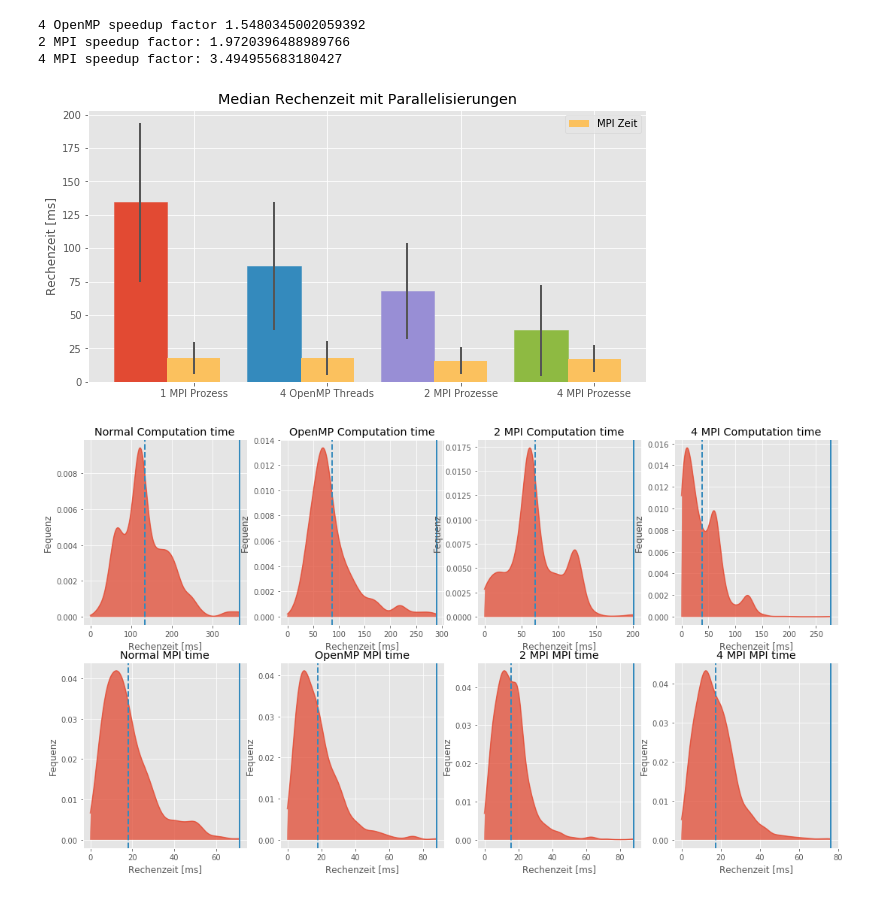
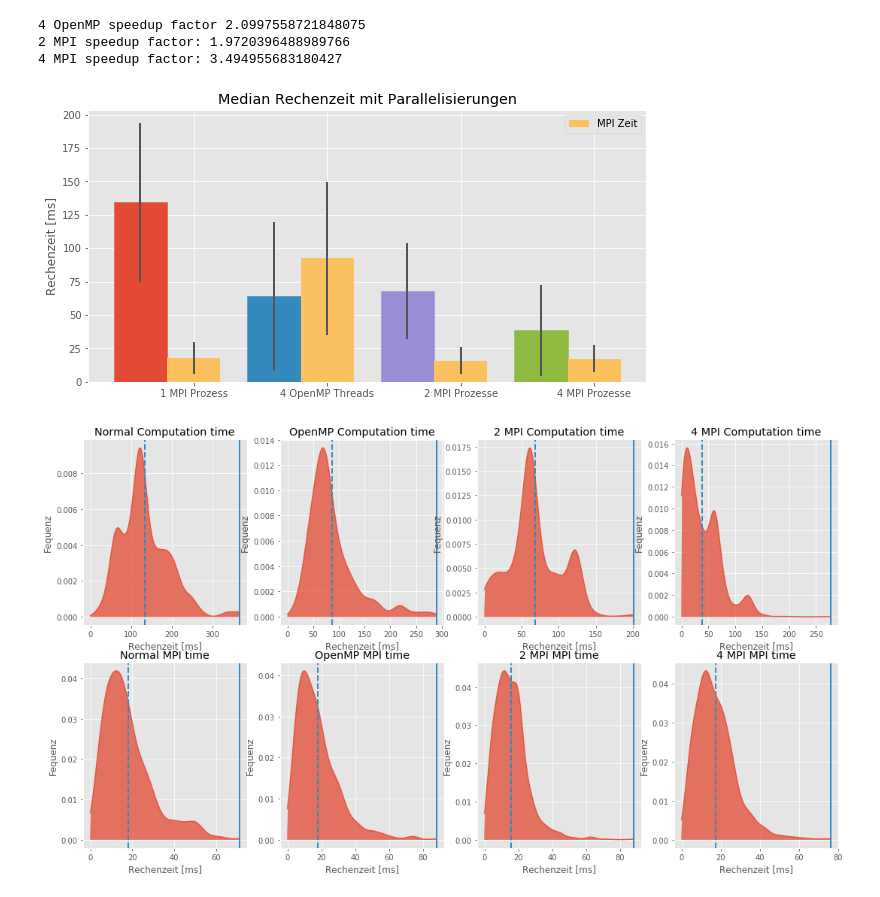
Before and after one commit to eragp/mandelbrot, a Jupyter notebook: eval/scalingGraph/Parallelism.ipynb, the cells around one changed output. Drawn from its saved outputs; the diff is of its cells as text; code cells hidden in the pictures.

Commit message:
create graph for parallelized worker loop

```diff
--- a/eval/scalingGraph/Parallelism.ipynb
+++ b/eval/scalingGraph/Parallelism.ipynb
@@ -34,7 +34,7 @@ def mean_confidence(data, confidence=0.95):
     return m, h
 # %%
 normalT = load_json("./data/data_parallel_normal.json")
-ompT = load_json("./data/data_parallel_4_OpenMP.json")
+ompT = load_json("./data/data_parallel_4_OpenMP_workerloop.json")
 mpiT = load_json("./data/data_parallel_4_MPI.json")
 mpi2T = load_json("./data/data_parallel_2_MPI.json")
 
@@ -68,35 +68,35 @@ barlist = ax.bar(alteration[0] + x, y, align='center', width=ind_width)
 barlist[0].set_color('#E24A33')
 barlist[1].set_color('#348ABD')
 barlist[2].set_color('#988ED5')
 barlist[3].set_color('#8EBA42')
 
 
 yMPI = (normalMPI, ompMPI, mpi2MPI, mpiMPI)
 yMPIErr = (normalMPIerr, ompMPIerr, mpi2MPIerr, mpiMPIerr)
 ax.bar(alteration[1] + x, yMPI, align='center', color='#FBC15E', width=ind_width, label='MPI Zeit')
 
 
 ax.errorbar(alteration[0] + x, y, yerr=yerr, color='#555555', ls='none', lw = 2, capthick = 2)
 ax.errorbar(alteration[1] + x, yMPI, yerr=yMPIErr, color='#555555', ls='none', lw = 2, capthick = 2)
 ax.set_ylabel('Rechenzeit [ms]')
 ax.set_title('Median Rechenzeit mit Parallelisierungen')
 
 ax.set_xticks(np.arange(len(x_ticks)))
 ax.set_xticklabels(x_ticks)
 ax.legend()
 #plt.yscale('log')
 save_fig(fig, 'parallelism')
 
 print('4 OpenMP speedup factor', normal / omp)
 print('2 MPI speedup factor:', normal / mpi2)
 print('4 MPI speedup factor:', normal / mpi)
 
 plt.show()
 # %% [output]
-4 OpenMP speedup factor 1.5480345002059392
+4 OpenMP speedup factor 2.0997558721848075
 2 MPI speedup factor: 1.9720396488989766
 4 MPI speedup factor: 3.494955683180427
-[figure, old version]
+[figure, new version]
 # %%
 from scipy.stats import gaussian_kde
 from math import floor
```
Also changed, not shown: 3 other files.
